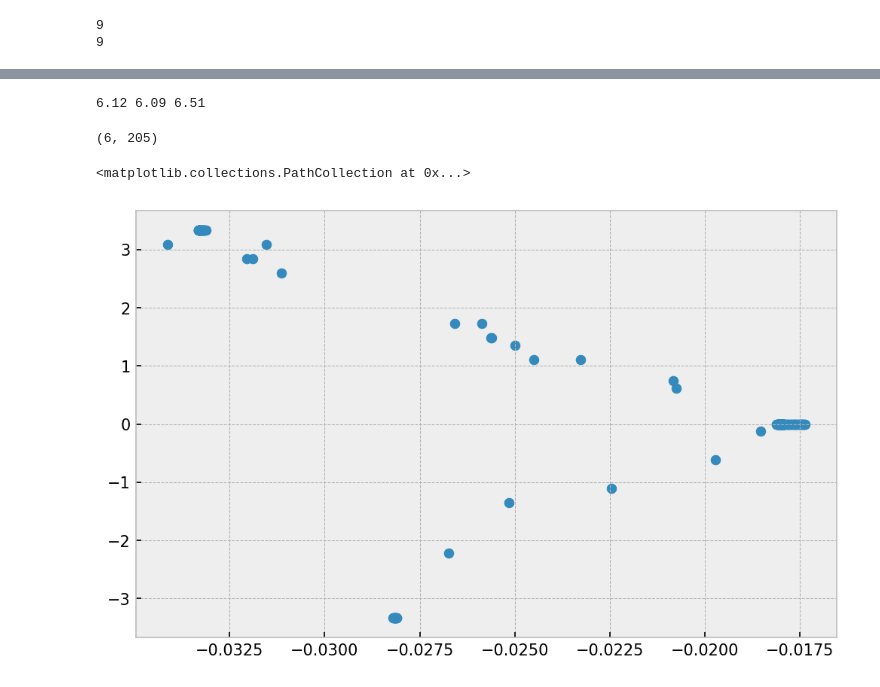
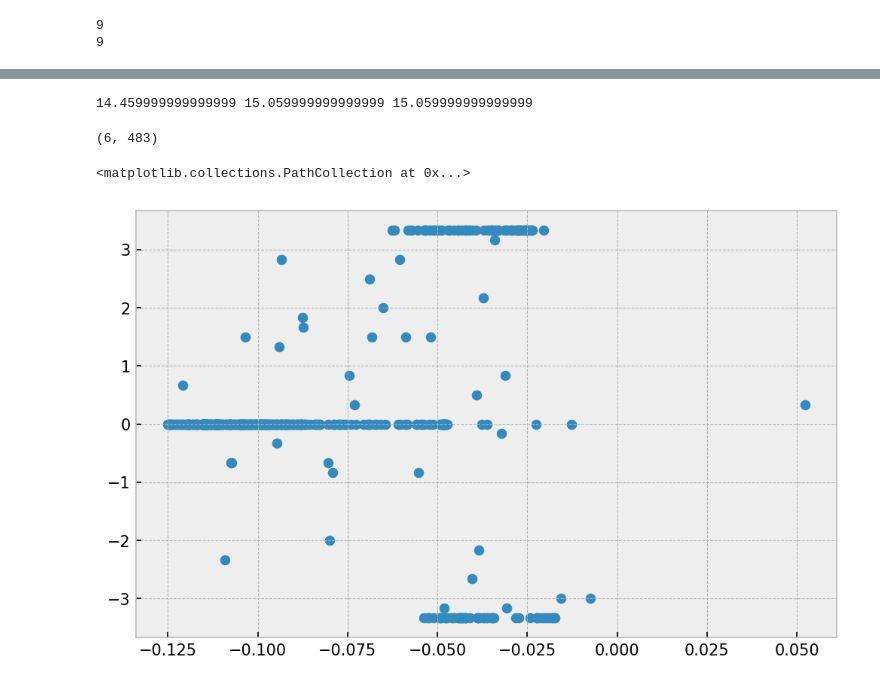
Before and after one commit to AlanLahoud/ZipMPC, a Jupyter notebook: results.ipynb, the cells around one changed output, grey strips where cells are left out. Cells and saved outputs as stored; diff of their text form; code cells hidden in the pictures.

```diff
--- a/results.ipynb
+++ b/results.ipynb
@@ -96,15 +96,15 @@ def plot_sim_all(x_simulateds):
     plt.tight_layout()
     plt.savefig('./imgs_paper/traj_race_all.png', format='png', dpi=300)
 # %%
-mpc_T = 15
-mpc_H = 27
-n_Q = 5
+mpc_T = 10
+mpc_H = 20
+n_Q = 1
 l_r = 0.10
 v_max = 1.8
-delta_max = 0.43
-pc = 0.2
+delta_max = 0.41
+pc = 3.0
 
-a_max = 2.0
+a_max = 1.5
 
 dx=4
 du=2
@@ -158,6 +158,7 @@ control_H = utils_new.CasadiControl(track_coord, params_H)
 9
 9
 # %%
-model = utils_new.ImprovedNN(mpc_H, n_Q, 9, max_p)
+model = utils_new.TCN(mpc_H, n_Q, 2, max_p)
 model.load_state_dict(torch.load(f'./models/model_im_{str_model}.pkl'))
+model.eval()
 # %% [output]
@@ -165,10 +182,10 @@ model.load_state_dict(torch.load(f'./models/model_im_{str_model}.pkl'))
 # %%
 BS_test = 1
 # %%
-Q_manual = np.repeat(np.expand_dims(np.array([0, 0.5, 0.5, 0, 0, 0, 0, 0, 0, 0]), 0), mpc_T, 0)
+Q_manual = np.repeat(np.expand_dims(np.array([0.0, 3., 0.5, 0.1, 0, 0.1, 0, 0, 0.1, 0.5]), 0), mpc_T, 0)
 p_manual = np.repeat(np.expand_dims(np.array([0, 0, 0, 0, 0, -pc, 0, 0, 0, 0]), 0), mpc_T, 0)
 
-Q_manual_H = np.repeat(np.expand_dims(np.array([0, 0.5, 0.5, 0, 0, 0, 0, 0, 0, 0]), 0), mpc_H, 0)
+Q_manual_H = np.repeat(np.expand_dims(np.array([0.0, 3., 0.5, 0.1, 0, 0.1, 0, 0, 0.1, 0.5]), 0), mpc_H, 0)
 p_manual_H = np.repeat(np.expand_dims(np.array([0, 0, 0, 0, 0, -pc, 0, 0, 0, 0]), 0), mpc_H, 0)
 
 idx_to_casadi = [5,1,2,3,8,9]
@@ -197,7 +214,9 @@ def eval_lap(x0, Q_manual, p_manual, control, model=None, eps=0.):
             x0_lap_pred_torch = torch.tensor(x0, dtype=torch.float32).unsqueeze(0)
             curv_lap = utils_new.get_curve_hor_from_x(x0_lap_pred_torch, track_coord, mpc_H)
             inp_lap = torch.hstack((x0_lap_pred_torch[:,1:4], curv_lap))
-            q_p_pred_lap = model(inp_lap)
+
+            inp_lap_norm = inp_lap/torch.hstack((torch.tensor([0.05,0.05,1.8]), torch.tensor(mpc_H*[3.333])))
+            q_p_pred_lap = model(inp_lap_norm)
 
             q_p_full.append(q_p_pred_lap.squeeze().detach().numpy())
             curv_full.append(curv_lap.squeeze().detach().numpy())
@@ -243,17 +262,17 @@ lap_time_T, finished_T, x_full_T, _, _ = eval_lap(x0_lap_pred, Q_manual, p_manua
 # %%
 print(lap_time, lap_time_H, lap_time_T)
 # %% [output]
-6.12 6.09 6.51
+14.459999999999999 15.059999999999999 15.059999999999999
 # %%
 x_full.shape
 # %% [output]
-(6, 205)
+(6, 483)
 # %%
 fig, ax = plt.subplots(figsize=(8,5), dpi=150)
-ax.scatter(q_p_full.mean(1)[:,2], curv_full.mean(-1))
+ax.scatter(q_p_full[:,0], curv_full.mean(-1))
 # %% [output]
 <matplotlib.collections.PathCollection at 0x...>
-[figure, old version]
+[figure, new version]
 # %%
 plot_sim_all([x_full_T.T, x_H_full.T, x_full.T])
 # %% [output]
```
Also changed, not shown: parts of 22 cells of this notebook, 1 other file.
